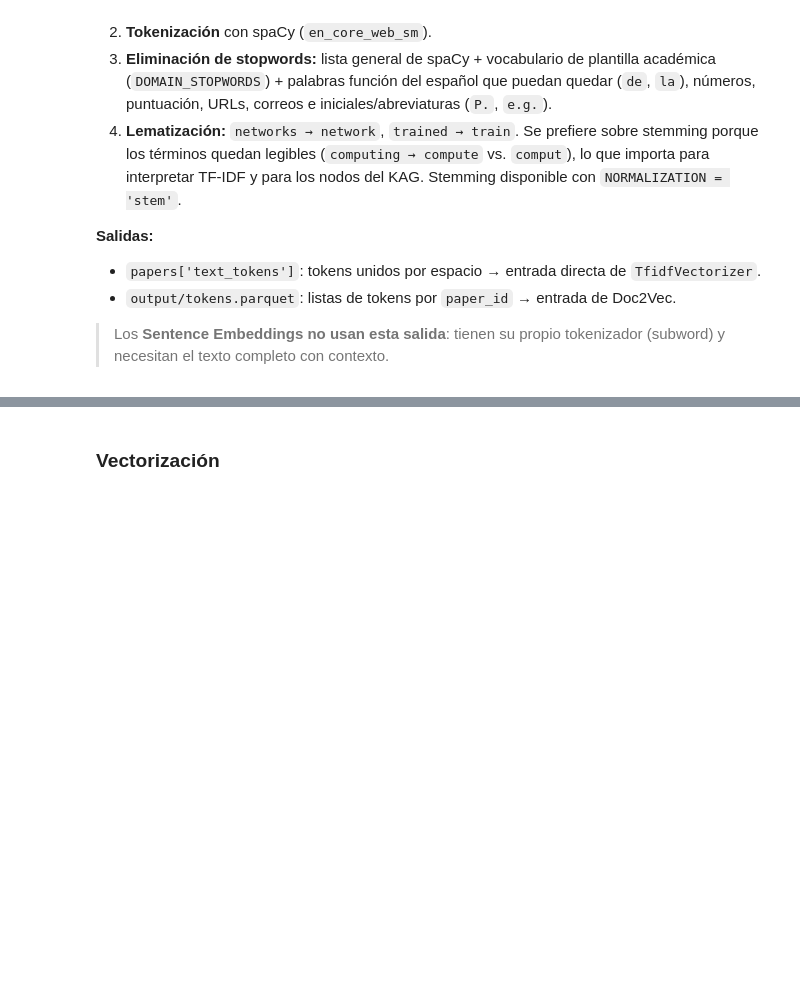
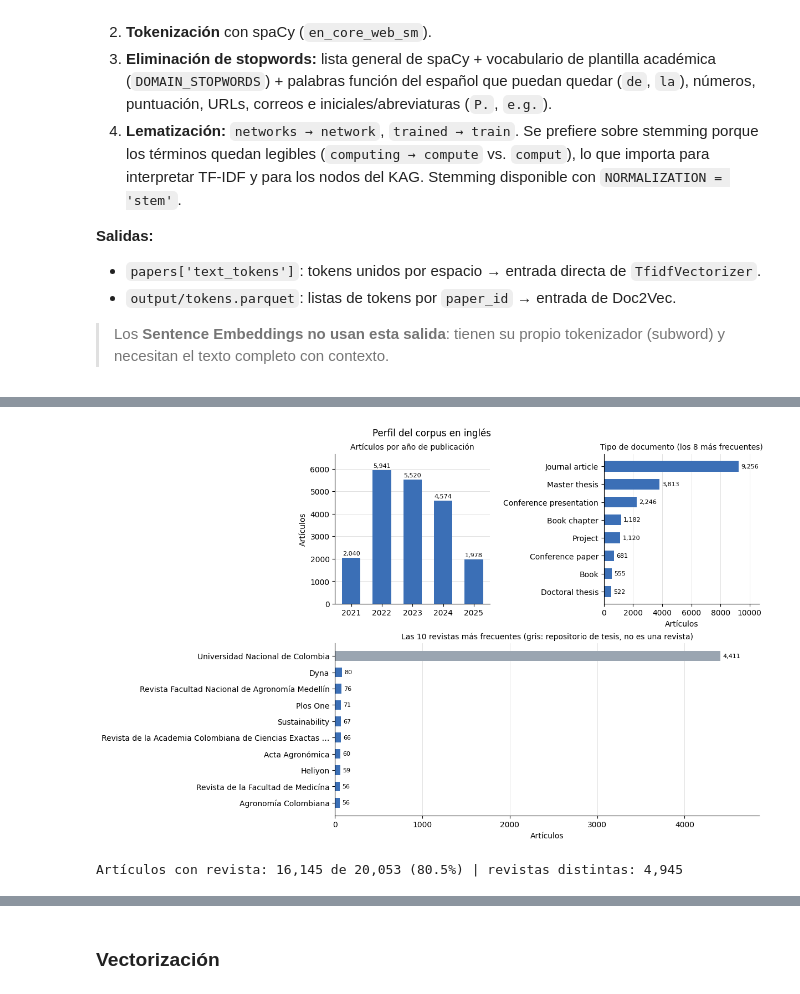
Before and after one commit to mbarrerag/NLP-Project, a Jupyter notebook: notebooks/NPL_Proyecto.ipynb, the cells around one changed output, grey strips where cells are left out. Drawn from its saved outputs; the diff is of its cells as text; code cells hidden in the pictures; blank space fills up the shorter version.

```diff
--- a/notebooks/NPL_Proyecto.ipynb
+++ b/notebooks/NPL_Proyecto.ipynb
@@ -593,0 +724,62 @@ for idx in tokenized.index[:2]:
+# %%
+import matplotlib.pyplot as plt
+
+PLOT_COLOR = '#3b6fb6'
+PLOT_MUTED = '#9aa5b1'                                  # contexto o categorías que no son el foco
+REPOSITORY_JOURNAL = 'Universidad Nacional de Colombia'  # en el Excel figura como "revista" de las tesis del repositorio
+PROFILE_TOP_JOURNALS = 10
+JOURNAL_LABEL_CHARS = 55
+
+
+def style_axes(ax, grid_axis='y'):
+    """Ejes discretos: sin marco superior ni derecho y cuadrícula tenue."""
+    ax.spines[['top', 'right']].set_visible(False)
+    ax.grid(axis=grid_axis, color='#dddddd', linewidth=0.6)
+    ax.set_axisbelow(True)
+
+
+def label_bars(ax, bars, fmt='{:,.0f}', horizontal=False):
+    """Escribe el valor de cada barra junto a ella."""
+    for bar in bars:
+        value = bar.get_width() if horizontal else bar.get_height()
+        x, y = (value, bar.get_y() + bar.get_height() / 2) if horizontal else (bar.get_x() + bar.get_width() / 2, value)
+        ax.annotate(fmt.format(value), (x, y), xytext=(3, 0) if horizontal else (0, 2), textcoords='offset points',
+                    ha='left' if horizontal else 'center', va='center' if horizontal else 'bottom', fontsize=8)
+
+
+fig = plt.figure(figsize=(12, 7.5), layout='constrained')
+grid = fig.add_gridspec(2, 2, height_ratios=[1, 1.15])
+
+ax = fig.add_subplot(grid[0, 0])
+per_year = papers['publication_year'].dropna().astype(int).value_counts().sort_index()
+label_bars(ax, ax.bar(per_year.index.astype(str), per_year.values, color=PLOT_COLOR, width=0.6))
+ax.set_title('Artículos por año de publicación', fontsize=10)
+ax.set_ylabel('Artículos')
+ax.margins(y=0.12)
+style_axes(ax)
+
+ax = fig.add_subplot(grid[0, 1])
+per_type = papers['document_type_normalized'].str.replace('_', ' ').str.capitalize().value_counts().head(8)[::-1]
+label_bars(ax, ax.barh(per_type.index, per_type.values, color=PLOT_COLOR, height=0.6), horizontal=True)
+ax.set_title('Tipo de documento (los 8 más frecuentes)', fontsize=10)
+ax.set_xlabel('Artículos')
+ax.margins(x=0.15)
+style_axes(ax, grid_axis='x')
+
+ax = fig.add_subplot(grid[1, :])
+journals = papers['journal_normalized'].replace('', np.nan).dropna()
+top_journals = journals.value_counts().head(PROFILE_TOP_JOURNALS)[::-1]
+colors = [PLOT_MUTED if name == REPOSITORY_JOURNAL else PLOT_COLOR for name in top_journals.index]
+names = [name if len(name) <= JOURNAL_LABEL_CHARS else name[:JOURNAL_LABEL_CHARS - 1] + '…' for name in top_journals.index]
+label_bars(ax, ax.barh(names, top_journals.values, color=colors, height=0.6), horizontal=True)
+ax.set_title(f'Las {PROFILE_TOP_JOURNALS} revistas más frecuentes (gris: repositorio de tesis, no es una revista)', fontsize=10)
+ax.set_xlabel('Artículos')
+ax.margins(x=0.1)
+style_axes(ax, grid_axis='x')
+
+fig.suptitle('Perfil del corpus en inglés', fontsize=12)
+plt.show()
+print(f'Artículos con revista: {len(journals):,} de {len(papers):,} ({len(journals) / len(papers):.1%}) | revistas distintas: {journals.nunique():,}')
+# %% [output]
+[figure, added]
+Artículos con revista: 16,145 de 20,053 (80.5%) | revistas distintas: 4,945
```
Also changed, not shown: parts of 56 cells of this notebook.
